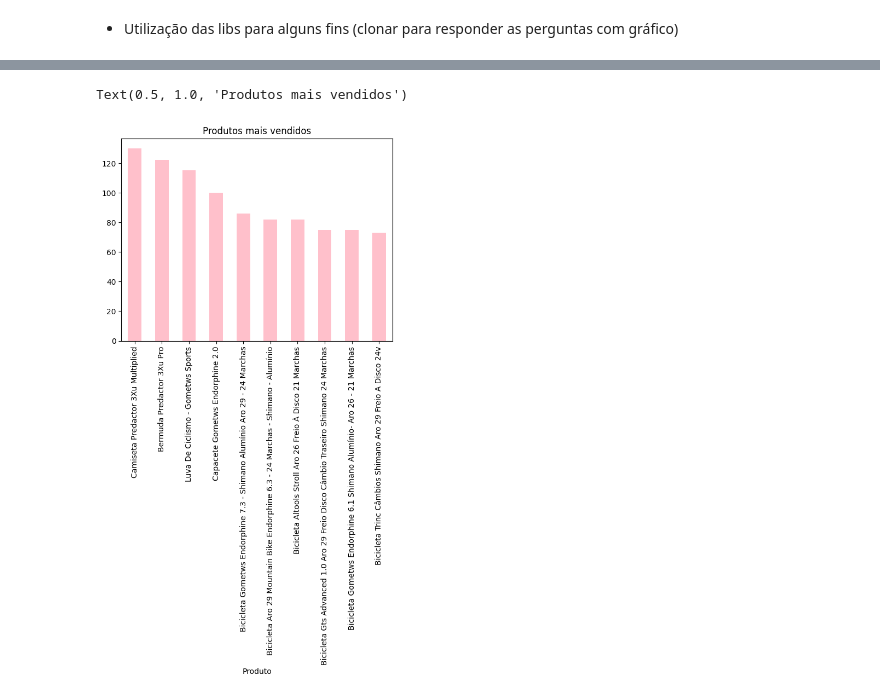
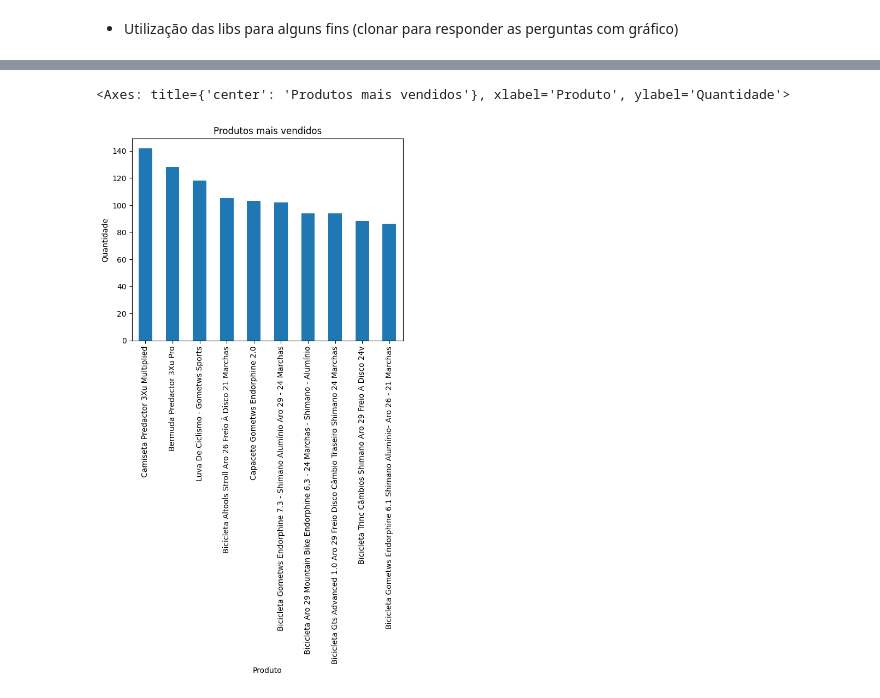
Before and after one commit to jcostaa1/analysis-client, a Jupyter notebook: analytic_graphs.ipynb, the cells around one changed output, grey strips where cells are left out. Drawn from its saved outputs; the diff is of its cells as text; code cells hidden in the pictures.

```diff
--- a/analytic_graphs.ipynb
+++ b/analytic_graphs.ipynb
@@ -23,7 +14,7 @@ df.head(10)
 # %%
 #Qual é o produto mais vendido em termos de quantidade?
-df.Produto.value_counts().plot(kind='bar', color='pink')
-plt.title('Produtos mais vendidos')
+df = df.groupby('Produto')['Quantidade'].sum().sort_values(ascending=False)
+df.head(10).plot(kind='bar', title='Produtos mais vendidos', xlabel='Produto', ylabel='Quantidade')
 # %% [output]
-Text(0.5, 1.0, 'Produtos mais vendidos')
+<Axes: title={'center': 'Produtos mais vendidos'}, xlabel='Produto', ylabel='Quantidade'>
-[figure, old version]
+[figure, new version]
```
Also changed, not shown: parts of 6 cells of this notebook.
